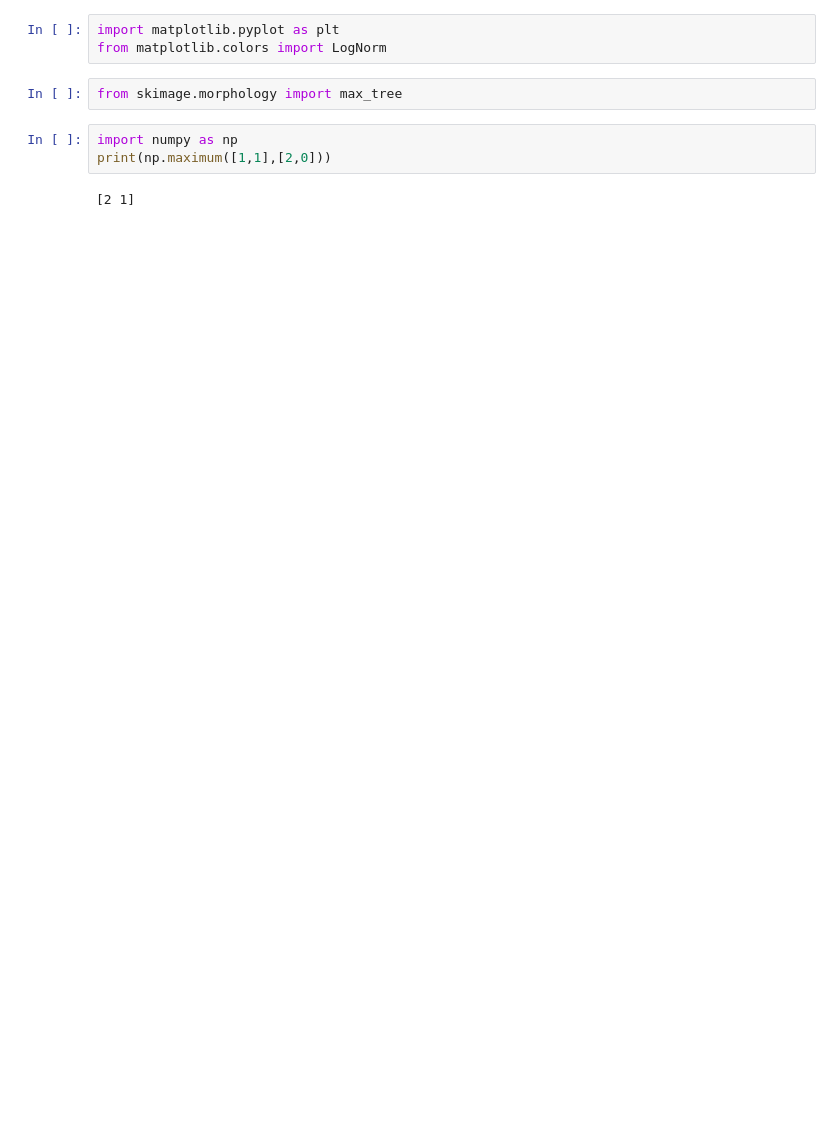
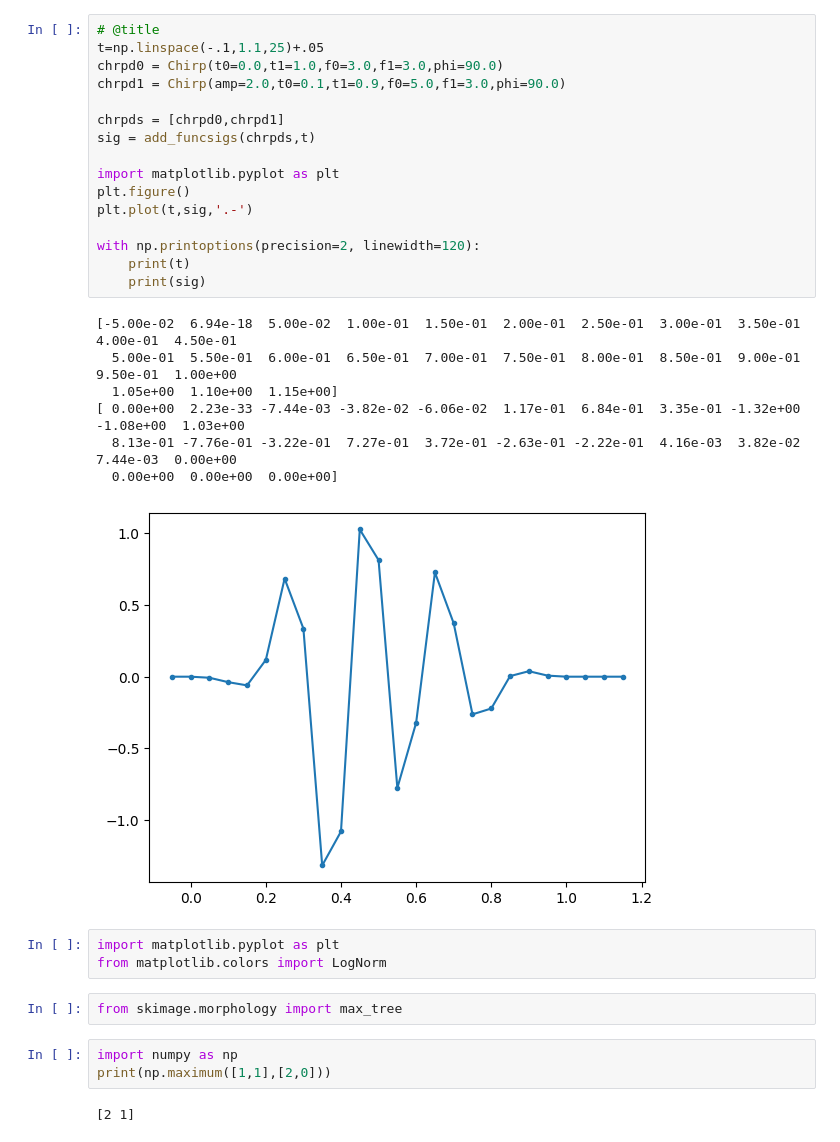
Before and after one commit to nacrocker/automated-segmentation, a Jupyter notebook: maxtree_tests_with_synthetic_data_and_noise.ipynb, the cells around one changed output. Saved outputs shown, nothing was run; the diff lists cells and outputs as text; blank space fills up the shorter version.

```diff
--- a/maxtree_tests_with_synthetic_data_and_noise.ipynb
+++ b/maxtree_tests_with_synthetic_data_and_noise.ipynb
@@ -47,3 +148,27 @@ from scipy.signal import stft
+# %%
+# @title
+t=np.linspace(-.1,1.1,25)+.05
+chrpd0 = Chirp(t0=0.0,t1=1.0,f0=3.0,f1=3.0,phi=90.0)
+chrpd1 = Chirp(amp=2.0,t0=0.1,t1=0.9,f0=5.0,f1=3.0,phi=90.0)
+
+chrpds = [chrpd0,chrpd1]
+sig = add_funcsigs(chrpds,t)
+
+import matplotlib.pyplot as plt
+plt.figure()
+plt.plot(t,sig,'.-')
+
+with np.printoptions(precision=2, linewidth=120):
+    print(t)
+    print(sig)
+# %% [output]
+[-5.00e-02  6.94e-18  5.00e-02  1.00e-01  1.50e-01  2.00e-01  2.50e-01  3.00e-01  3.50e-01  4.00e-01  4.50e-01
+  5.00e-01  5.50e-01  6.00e-01  6.50e-01  7.00e-01  7.50e-01  8.00e-01  8.50e-01  9.00e-01  9.50e-01  1.00e+00
+  1.05e+00  1.10e+00  1.15e+00]
+[ 0.00e+00  2.23e-33 -7.44e-03 -3.82e-02 -6.06e-02  1.17e-01  6.84e-01  3.35e-01 -1.32e+00 -1.08e+00  1.03e+00
+  8.13e-01 -7.76e-01 -3.22e-01  7.27e-01  3.72e-01 -2.63e-01 -2.22e-01  4.16e-03  3.82e-02  7.44e-03  0.00e+00
+  0.00e+00  0.00e+00  0.00e+00]
+[figure, added]
 # %%
 import matplotlib.pyplot as plt
 from matplotlib.colors import LogNorm
```
Also changed, not shown: parts of 10 cells of this notebook.
